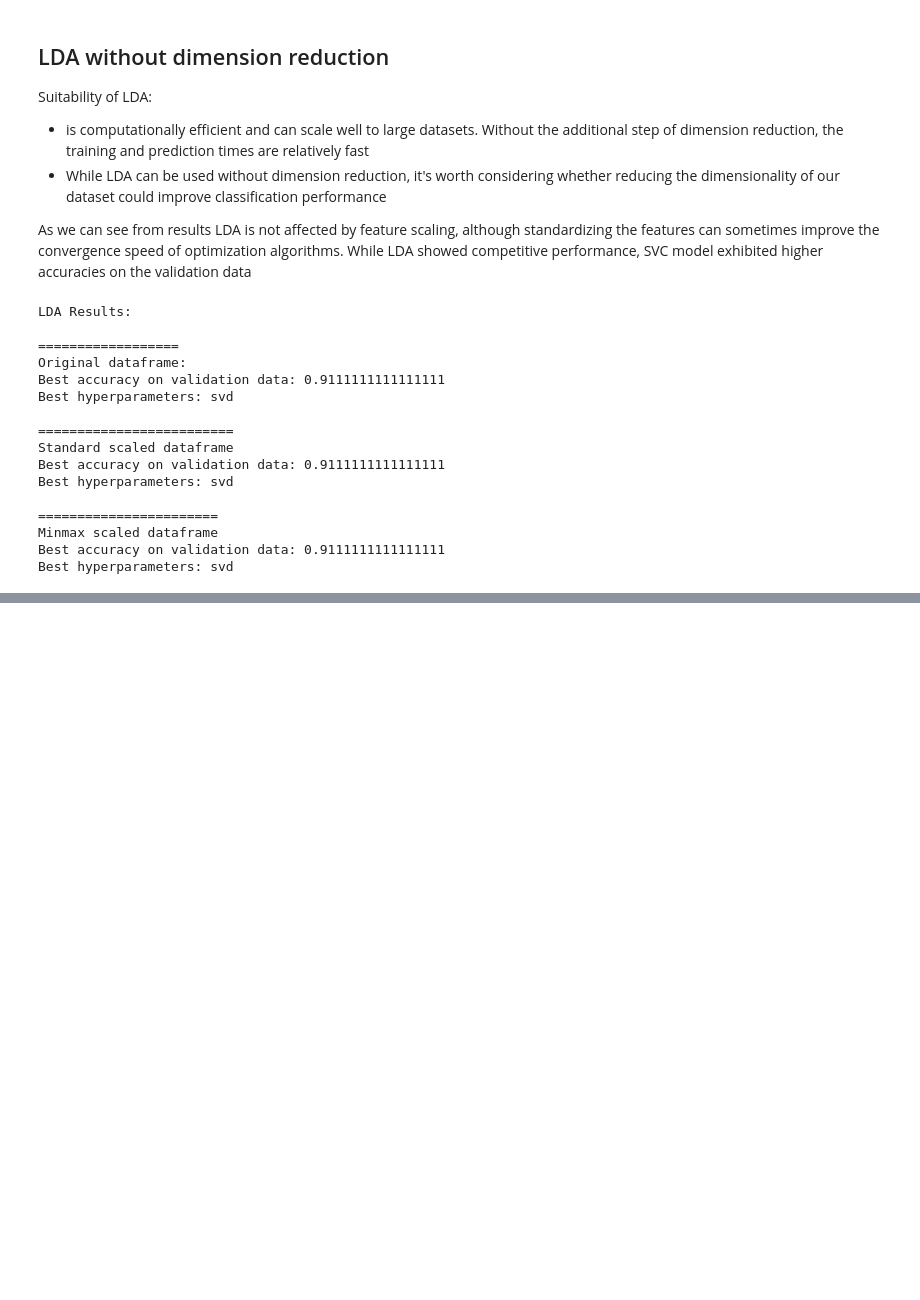
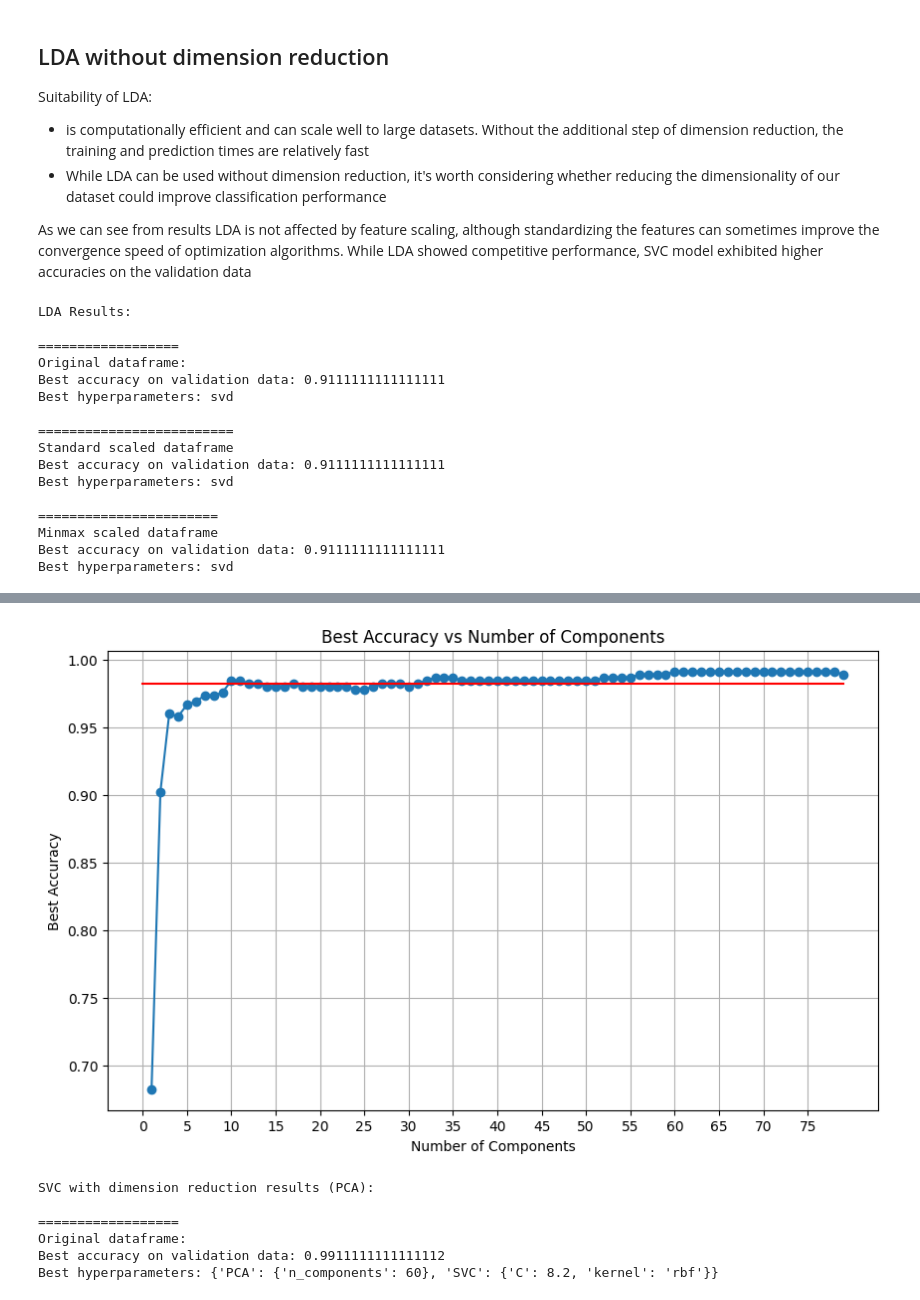
Before and after one commit to xsenyaaax/bi-ml2-2024, a Jupyter notebook: HW01/homework_01_B232.ipynb, the cells around one changed output, grey strips where cells are left out. Drawn from its saved outputs; the diff is of its cells as text; code cells hidden in the pictures; blank space fills up the shorter version.

Commit message:
HW01: svm with reduction done

```diff
--- a/HW01/homework_01_B232.ipynb
+++ b/HW01/homework_01_B232.ipynb
@@ -162,14 +162,10 @@ from sklearn.model_selection import ParameterGrid
 from sklearn.svm import SVC
 import numpy as np
 
-start_C = 0.001
-end_C = 200
-num_values = 10
-C_values = np.logspace(np.log10(start_C), np.log10(end_C), num=num_values)
-
+C_values = [*map(lambda x: x/10.0, range(10,200, 2))]
 svc_param_grid = {
     'C': C_values,
-    'kernel': ['rbf', 'linear', 'poly']
+    'kernel': ['rbf', 'poly']
 }
 svc_params_comb = ParameterGrid(svc_param_grid)
 # %%
@@ -405,15 +404,18 @@ from sklearn.decomposition import PCA
 
 best_accuracy_svm_pca = 0
 best_params_svm_pca = {}
-C_values = [*map(lambda x: x/10.0, range(10,200, 5))]
+
+C_values_pca = [*map(lambda x: x/10.0, range(10,200, 2))]
 svc_param_grid = {
-    'C': C_values,
+    'C': C_values_pca,
     'kernel': ['rbf', 'poly']
 }
 svc_params_comb = ParameterGrid(svc_param_grid)
+accuracy_per_component = {}
 
-for n_components in range(1, 80, 2):
+for n_components in range(1, 80, 1):
     print(f"Trying {n_components} components")
+    accuracy_per_component[n_components] = 0
     pca = PCA(n_components=n_components)
     Xtrain_pca = pca.fit_transform(Xtrain)
     Xval_pca = pca.transform(Xval)
@@ -422,6 +424,8 @@ for n_components in range(1, 80, 2):
         svm_model.fit(Xtrain_pca, Ytrain)
         predictions = svm_model.predict(Xval_pca)
         accuracy = accuracy_score(Yval, predictions)
+        if accuracy > accuracy_per_component[n_components]:
+            accuracy_per_component[n_components] = accuracy
         if accuracy > best_accuracy_svm_pca:
             print(f"New best acc:{accuracy}")
             best_accuracy_svm_pca = accuracy
@@ -484,0 +504,28 @@ print(best_params_svm_tuning)
+# %%
+components = list(accuracy_per_component.keys())
+accuracies = list(accuracy_per_component.values())
+
+plt.figure(figsize=(10, 6))
+plt.plot(components, accuracies, marker='o', linestyle='-')
+plt.title('Best Accuracy vs Number of Components')
+plt.xlabel('Number of Components')
+plt.ylabel('Best Accuracy')
+plt.grid(True)
+plt.xticks(range(0, 80, 5))
+plt.plot([0, 79], [best_accuracy_svc_orig, best_accuracy_svc_orig],'r-')
+plt.show()
+
+print(f"SVC with dimension reduction results (PCA):\n")
+
+print("="*len("Original dataframe"))
+print(f"Original dataframe:\n"
+      f"Best accuracy on validation data: {best_accuracy_svm_pca}\n"
+      f"Best hyperparameters: {best_params_svm_pca}\n")
+# %% [output]
+[figure, added]
+SVC with dimension reduction results (PCA):
+
+==================
+Original dataframe:
+Best accuracy on validation data: 0.9911111111111112
+Best hyperparameters: {'PCA': {'n_components': 60}, 'SVC': {'C': 8.2, 'kernel': 'rbf'}}
```
Also changed, not shown: parts of 15 cells of this notebook.
